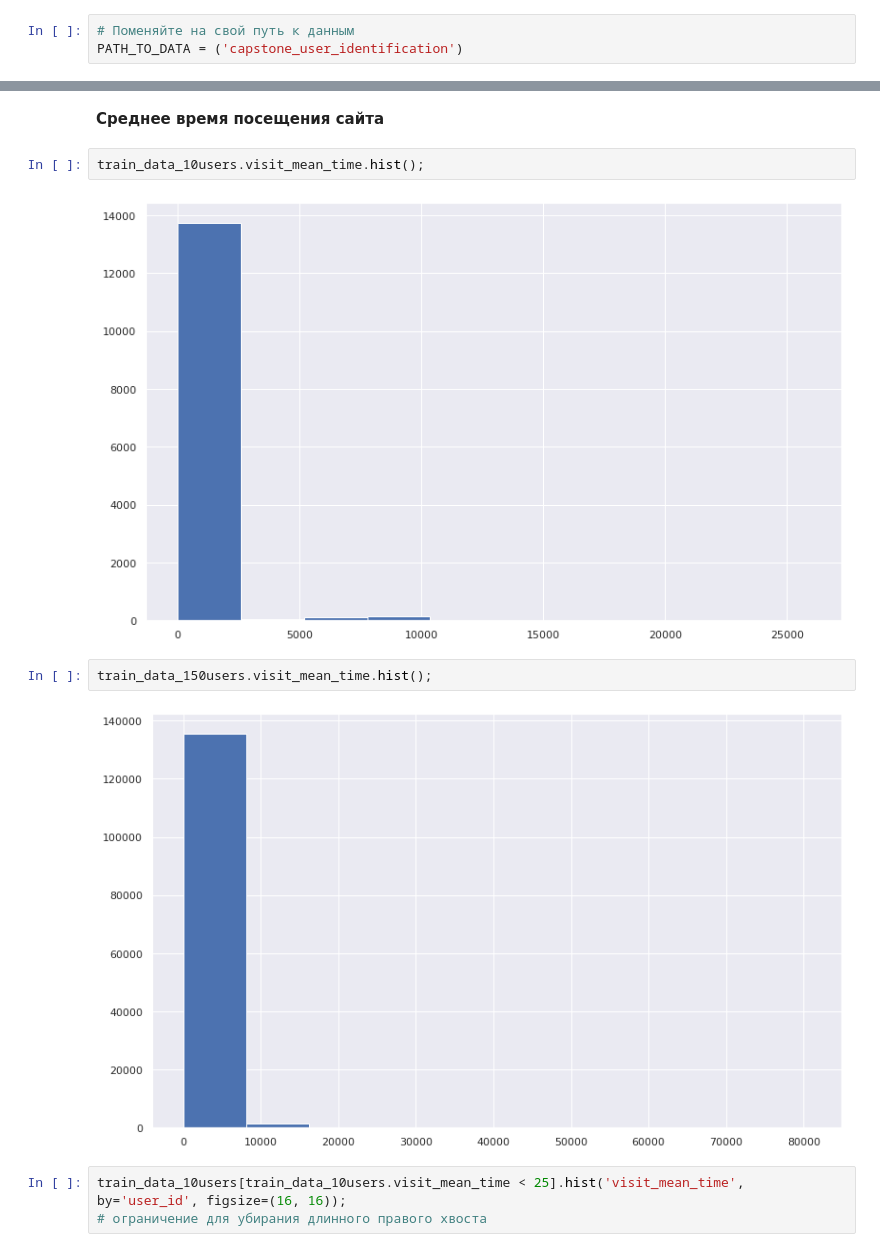
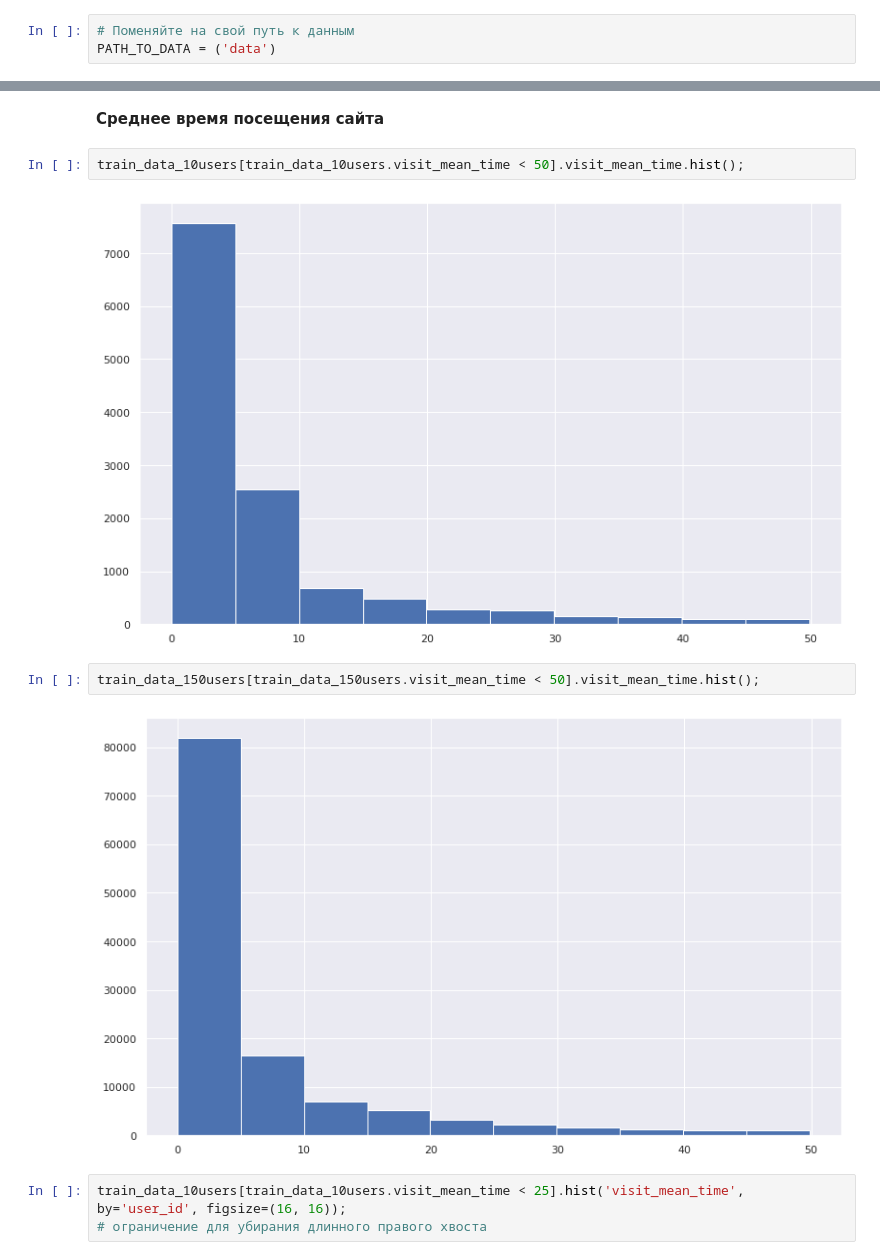
Before and after one commit to Uniholder/Specialization-Yandex-MIPT, a Jupyter notebook: 6_Final_projects/1_user_identification/week3_original.ipynb, the cells around one changed output, grey strips where cells are left out. Saved outputs shown, nothing was run; the diff lists cells and outputs as text.

```diff
--- a/6_Final_projects/1_user_identification/week3_original.ipynb
+++ b/6_Final_projects/1_user_identification/week3_original.ipynb
@@ -49,7 +49,7 @@ from itertools import tee
 plt.rcParams['figure.figsize'] = (13, 8)
 # %%
 # Поменяйте на свой путь к данным
-PATH_TO_DATA = ('capstone_user_identification')
+PATH_TO_DATA = ('data')
 # %% [markdown]
 **Создайте на основе функций *prepare_train_set* и *prepare_sparse_train_set_window*  новую – *prepare_train_set_with_fe*, (от "feature engineering"), создайте следующие признаки:**
 - `session_timespan` – продолжительность сессии (разница между максимальным и минимальным временем посещения сайтов в сессии, в секундах)
@@ -826,13 +832,13 @@ for idx, (user, sub_df) in enumerate(train_data_10users.groupby(by='user_id')):
 # %% [markdown]
 **Среднее время посещения сайта**
 # %%
-train_data_10users.visit_mean_time.hist();
+train_data_10users[train_data_10users.visit_mean_time < 50].visit_mean_time.hist();
 # %% [output]
-[figure, old version]
+[figure, new version]
 # %%
-train_data_150users.visit_mean_time.hist();
+train_data_150users[train_data_150users.visit_mean_time < 50].visit_mean_time.hist();
 # %% [output]
-[figure, old version]
+[figure, new version]
 # %%
 train_data_10users[train_data_10users.visit_mean_time < 25].hist('visit_mean_time', by='user_id', figsize=(16, 16));
 # ограничение для убирания длинного правого хвоста
```
Also changed, not shown: parts of 8 cells of this notebook, 3 other files.
